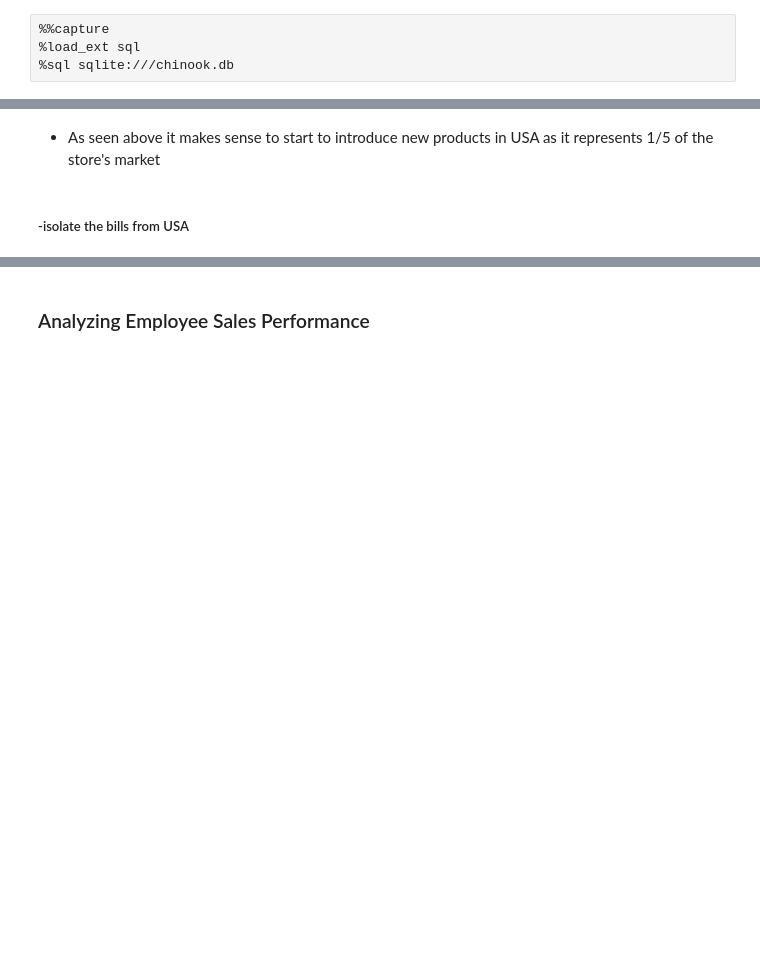
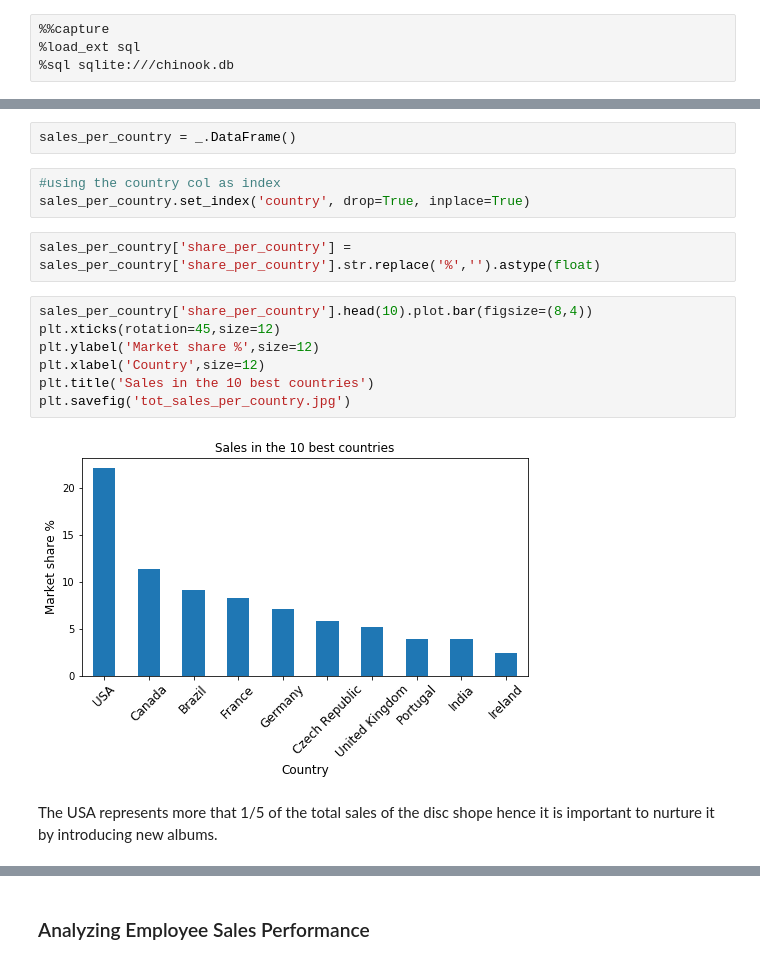
Before and after one commit to tfreyd/chinook, a Jupyter notebook: chinook_sql.ipynb, the cells around one changed output, grey strips where cells are left out. Saved outputs shown, nothing was run; the diff lists cells and outputs as text; blank space fills up the shorter version.

```diff
--- a/chinook_sql.ipynb
+++ b/chinook_sql.ipynb
@@ -51,4 +84,18 @@ ORDER BY total_per_country DESC
-# %% [markdown]
-- As seen above it makes sense to start to introduce new products in USA as it represents 1/5 of the store's market
-# %% [markdown]
-##### -isolate the bills from USA
+# %%
+sales_per_country = _.DataFrame()
+# %%
+#using the country col as index
+sales_per_country.set_index('country', drop=True, inplace=True)
+# %%
+sales_per_country['share_per_country'] = sales_per_country['share_per_country'].str.replace('%','').astype(float)
+# %%
+sales_per_country['share_per_country'].head(10).plot.bar(figsize=(8,4))
+plt.xticks(rotation=45,size=12)
+plt.ylabel('Market share %',size=12)
+plt.xlabel('Country',size=12)
+plt.title('Sales in the 10 best countries')
+plt.savefig('tot_sales_per_country.jpg')
+# %% [output]
+[figure, added]
+# %% [markdown]
+The USA represents more that 1/5 of the total sales of the disc shope hence it is important to nurture it by introducing new albums.
```
Also changed, not shown: parts of 21 cells of this notebook, 4 other files.
